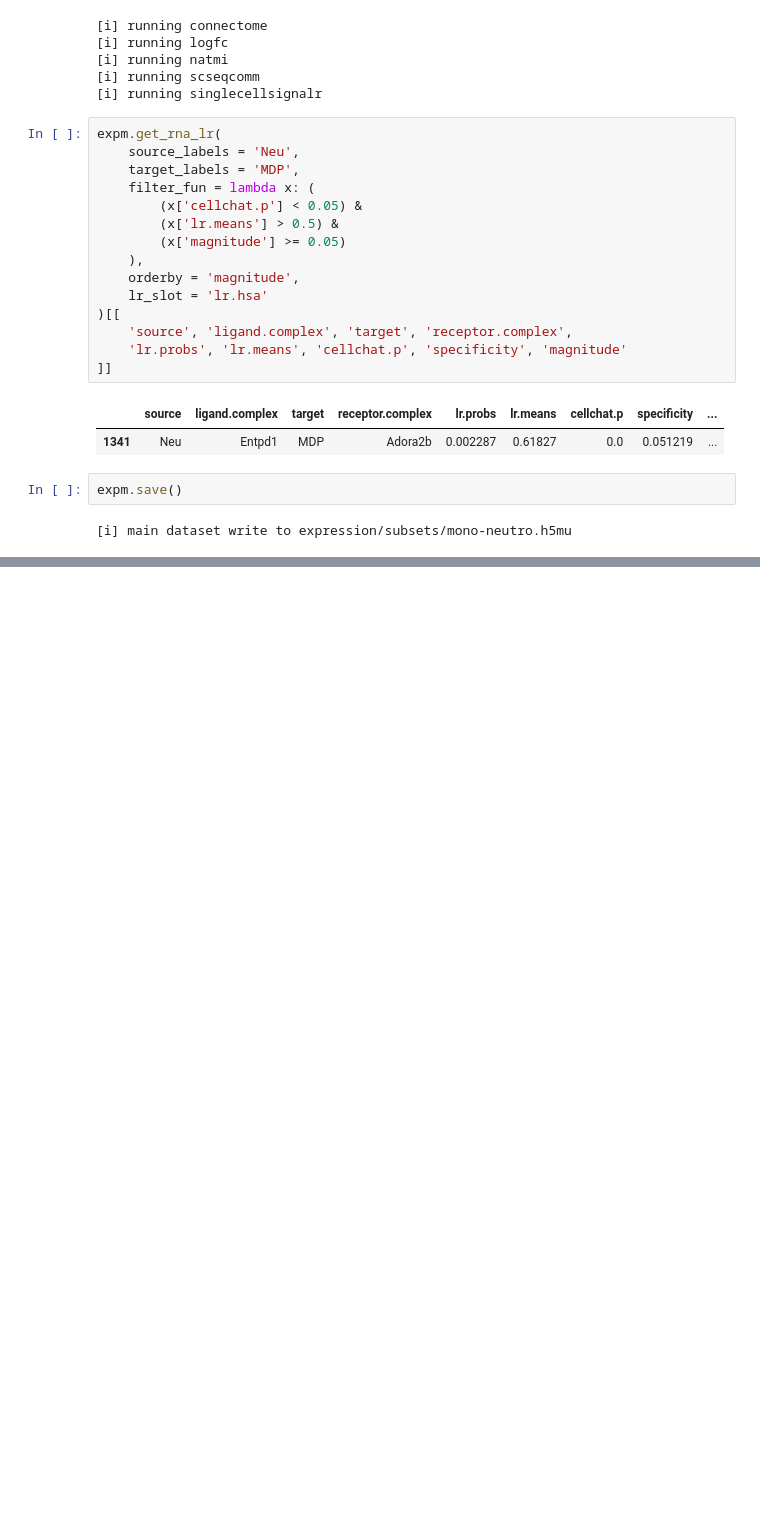
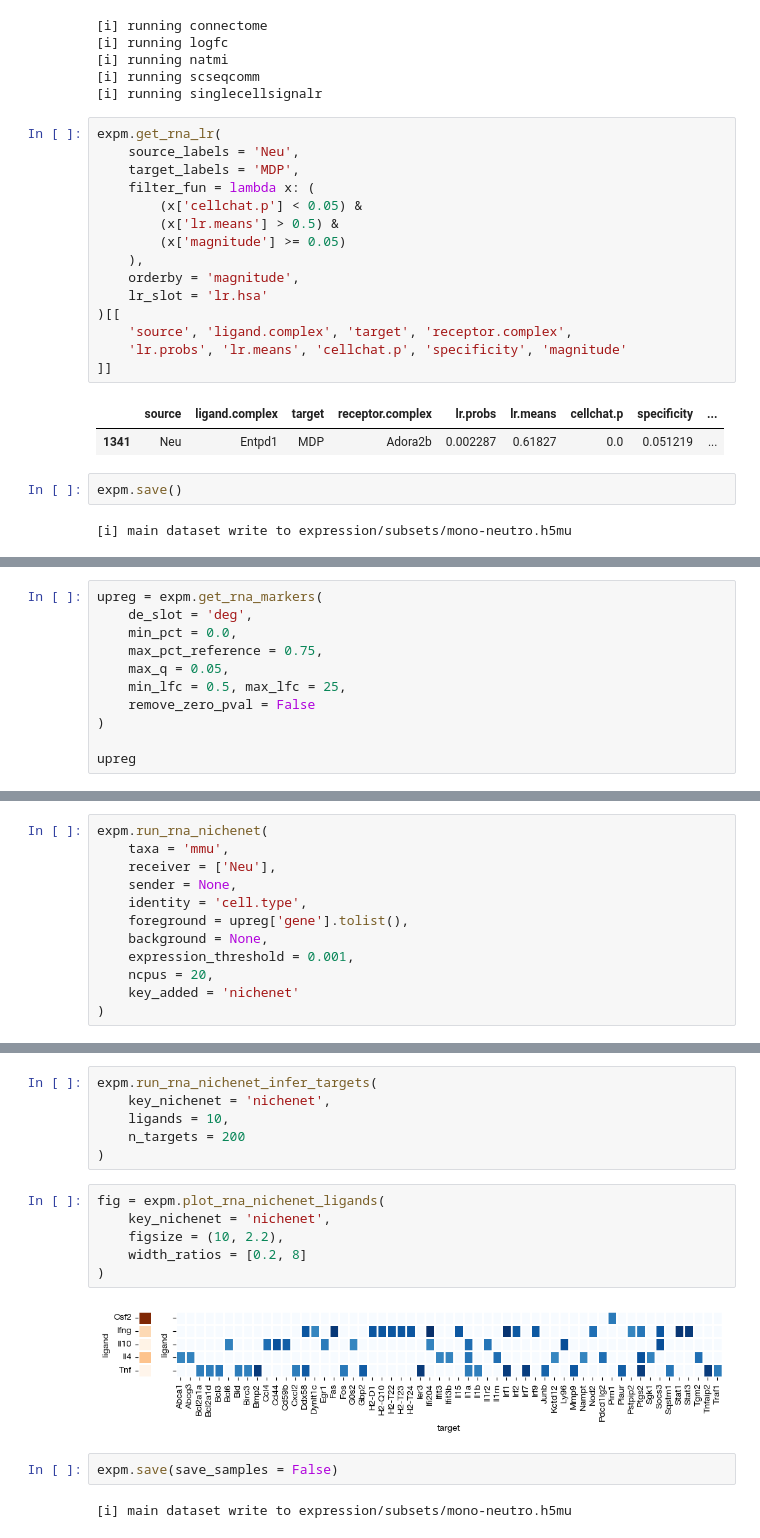
Before and after one commit to yang-z-03/exprmat, a Jupyter notebook: docs/source/notebooks/lr.ipynb, the cells around one changed output, grey strips where cells are left out. Drawn from its saved outputs; the diff is of its cells as text; blank space fills up the shorter version.

```diff
--- a/docs/source/notebooks/lr.ipynb
+++ b/docs/source/notebooks/lr.ipynb
@@ -224,0 +246,11 @@ expm.save()
+# %%
+upreg = expm.get_rna_markers(
+    de_slot = 'deg',
+    min_pct = 0.0,
+    max_pct_reference = 0.75,
+    max_q = 0.05,
+    min_lfc = 0.5, max_lfc = 25,
+    remove_zero_pval = False
+)
+
+upreg
@@ -224,0 +272,12 @@ expm.save()
+# %%
+expm.run_rna_nichenet(
+    taxa = 'mmu',
+    receiver = ['Neu'],
+    sender = None,
+    identity = 'cell.type',
+    foreground = upreg['gene'].tolist(),
+    background = None,
+    expression_threshold = 0.001,
+    ncpus = 20,
+    key_added = 'nichenet'
+)
@@ -224,0 +306,18 @@ expm.save()
+# %%
+expm.run_rna_nichenet_infer_targets(
+    key_nichenet = 'nichenet',
+    ligands = 10,
+    n_targets = 200
+)
+# %%
+fig = expm.plot_rna_nichenet_ligands(
+    key_nichenet = 'nichenet',
+    figsize = (10, 2.2),
+    width_ratios = [0.2, 8]
+)
+# %% [output]
+[figure, added]
+# %%
+expm.save(save_samples = False)
+# %% [output]
+[i] main dataset write to expression/subsets/mono-neutro.h5mu
```
Also changed, not shown: parts of 6 cells of this notebook, 20 other files.
